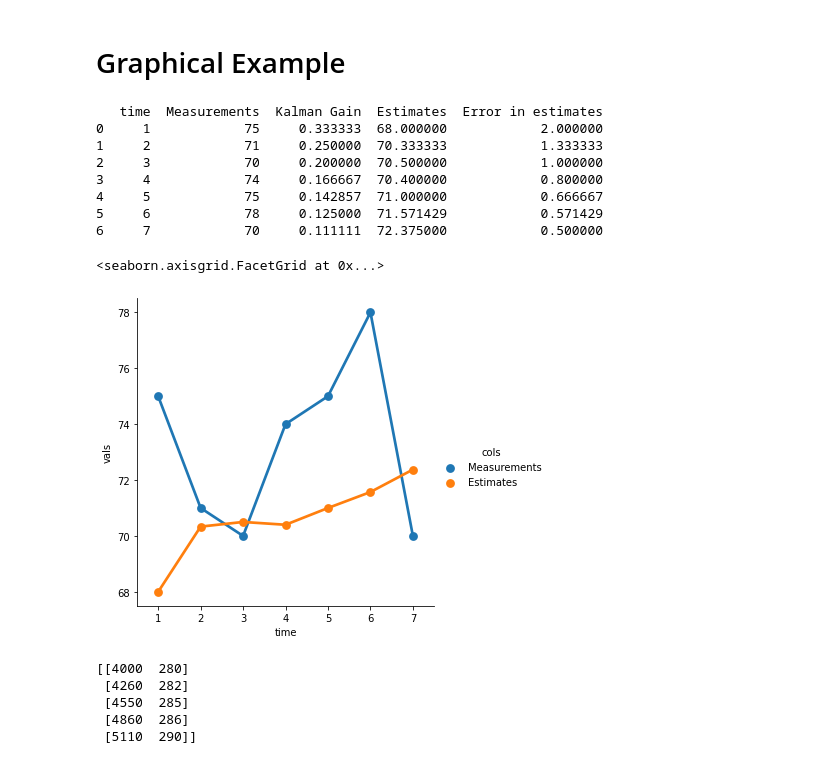
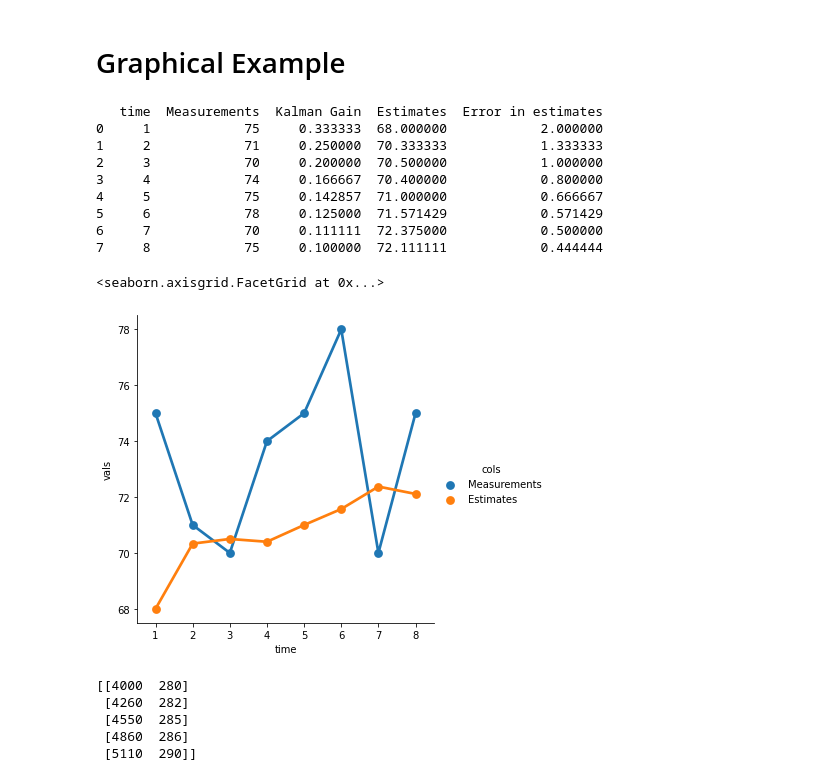
Before and after one commit to cd205/kalman, a Jupyter notebook: KalmanExamples.ipynb, the cells around one changed output. Saved outputs shown, nothing was run; the diff lists cells and outputs as text; code cells hidden in the pictures.

```diff
--- a/KalmanExamples.ipynb
+++ b/KalmanExamples.ipynb
@@ -151,8 +149,8 @@ Initial_Measurement_Error = 4
 df = pd.DataFrame
 # %%
 
-time = [1,2,3,4,5,6,7]  # just a vector of time steps (measurements)
-Measurement_list = [75, 71, 70, 74,75, 78, 70]   # This is the list of 'slightly inaccurate' measurements we can
+time = [1,2,3,4,5,6,7, 8]  # just a vector of time steps (measurements)
+Measurement_list = [75, 71, 70, 74,75, 78, 70, 75]   # This is the list of 'slightly inaccurate' measurements we can
 
 est_t = 68   #  First value here is the inital estimate not derived from the measurement
 E_est_t = 2  #  First value is the inital estimate or error not derived from the measurement
@@ -166,34 +164,35 @@ for timestep in range(0,len(Measurement_list)):
     KG_list.append(KG)
 
     # 2 Current Estimate
     est_t = est_t + KG*(Measurement_list[timestep] - est_t)
     est_t_list.append(est_t)
 
     # 3 Updated Estimate Error
     E_est_t = (1 - KG)*E_est_t
     E_est_t_list.append(E_est_t)
 
 
 df = pd.DataFrame(list(zip(time, Measurement_list, KG_list, est_t_list, E_est_t_list)),
                columns =['time', 'Measurements', 'Kalman Gain', 'Estimates', 'Error in estimates'])
 
 
 print(df)
 
 # Melt df to plot using seaborn
 dfm = df[['time','Measurements', 'Estimates']].melt('time', var_name='cols', value_name='vals')
 sns.catplot(x="time", y="vals", hue='cols', data=dfm, kind='point')
 # %% [output]
    time  Measurements  Kalman Gain  Estimates  Error in estimates
 0     1            75     0.333333  68.000000            2.000000
 1     2            71     0.250000  70.333333            1.333333
 2     3            70     0.200000  70.500000            1.000000
 3     4            74     0.166667  70.400000            0.800000
 4     5            75     0.142857  71.000000            0.666667
 5     6            78     0.125000  71.571429            0.571429
 6     7            70     0.111111  72.375000            0.500000
+7     8            75     0.100000  72.111111            0.444444
 <seaborn.axisgrid.FacetGrid at 0x...>
-[figure, old version]
+[figure, new version]
 # %%
 def updated_mean(mean1, var1, mean2, var2):
     new_mean = (mean1 * var2 + mean2 * var1) / (var1 + var2)
```
Also changed, not shown: parts of 1 cell of this notebook.
